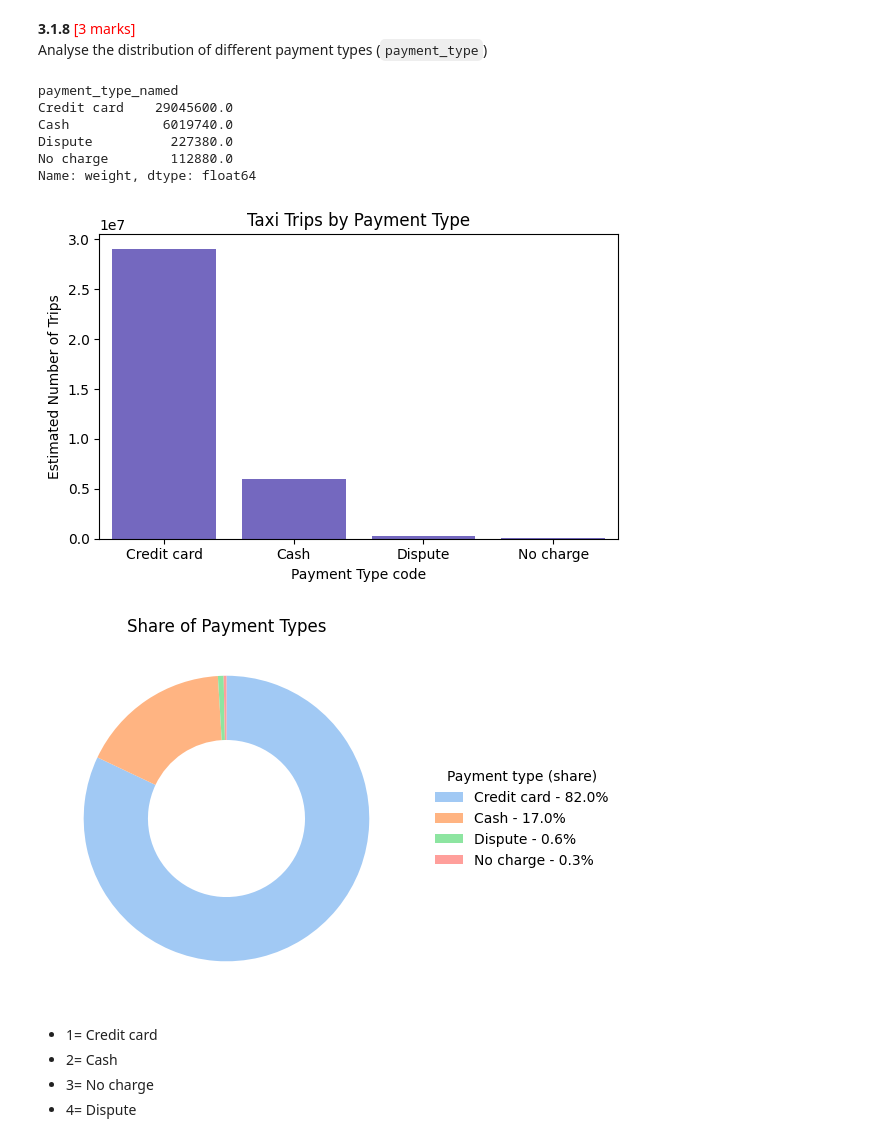
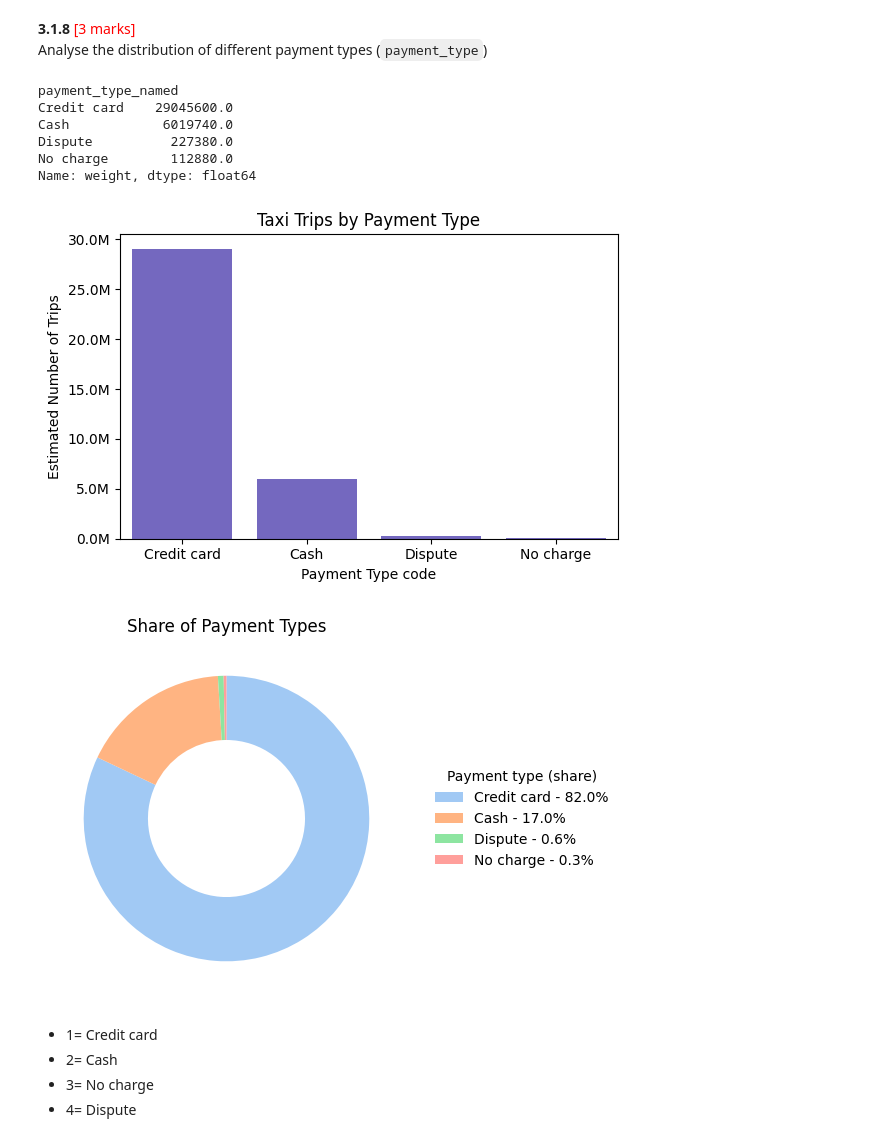
Before and after one commit to GoutamKonala/NYC_Taxi_Data_Assignment, a Jupyter notebook: EDA_Assg_NYC_Taxi_Starter.ipynb, the cells around one changed output. Saved outputs shown, nothing was run; the diff lists cells and outputs as text; code cells hidden in the pictures.

```diff
--- a/EDA_Assg_NYC_Taxi_Starter.ipynb
+++ b/EDA_Assg_NYC_Taxi_Starter.ipynb
@@ -1133,7 +1133,7 @@ Analyse the distribution of different payment types (`payment_type`)
 # %%
 # Analyse the distribution of different payment types (payment_type).
 
-#adding labels for payment types
+# Adding labels for payment types
 pay_labels = {
     1: "Credit card",
     2: "Cash",
@@ -1160,6 +1160,8 @@ sns.barplot(x=pay_totals.index,
 plt.title("Taxi Trips by Payment Type")
 plt.xlabel("Payment Type code")
 plt.ylabel("Estimated Number of Trips")
+plt.gcf().axes[0].yaxis.set_major_formatter(
+    plt.FuncFormatter(lambda x, _: f"{x/1e6:.1f}M"))  # Format y-axis as millions
 plt.tight_layout()
 plt.show()
 
@@ -1174,37 +1176,37 @@ wedges, _ = ax.pie(
     startangle=90,
     counterclock=False,
     colors=sns.color_palette("pastel"),
-    wedgeprops=dict(width=0.45)       # hollow centre
+    wedgeprops=dict(width=0.45)       # Hollow centre
 )
 
-# legend for donut chart
+# Legend for donut chart
 legend_labels = [
     f"{name} - {pct*100:.1f}%"
     for name, pct in zip(pay_totals.index, proportions)
 ]
 
 ax.legend(
     wedges, legend_labels,
     title="Payment type (share)",
     loc="center left",
     bbox_to_anchor=(1.05, 0.5),
     frameon=False
 )
 
 ax.set(
     aspect="equal",
     title="Share of Payment Types"
 )
 plt.tight_layout()
 plt.show()
 # %% [output]
 payment_type_named
 Credit card    29045600.0
 Cash            6019740.0
 Dispute          227380.0
 No charge        112880.0
 Name: weight, dtype: float64
-[figure, old version]
+[figure, new version]
 [figure]
 # %% [markdown]
 - 1= Credit card
```
Also changed, not shown: parts of 3 cells of this notebook.
